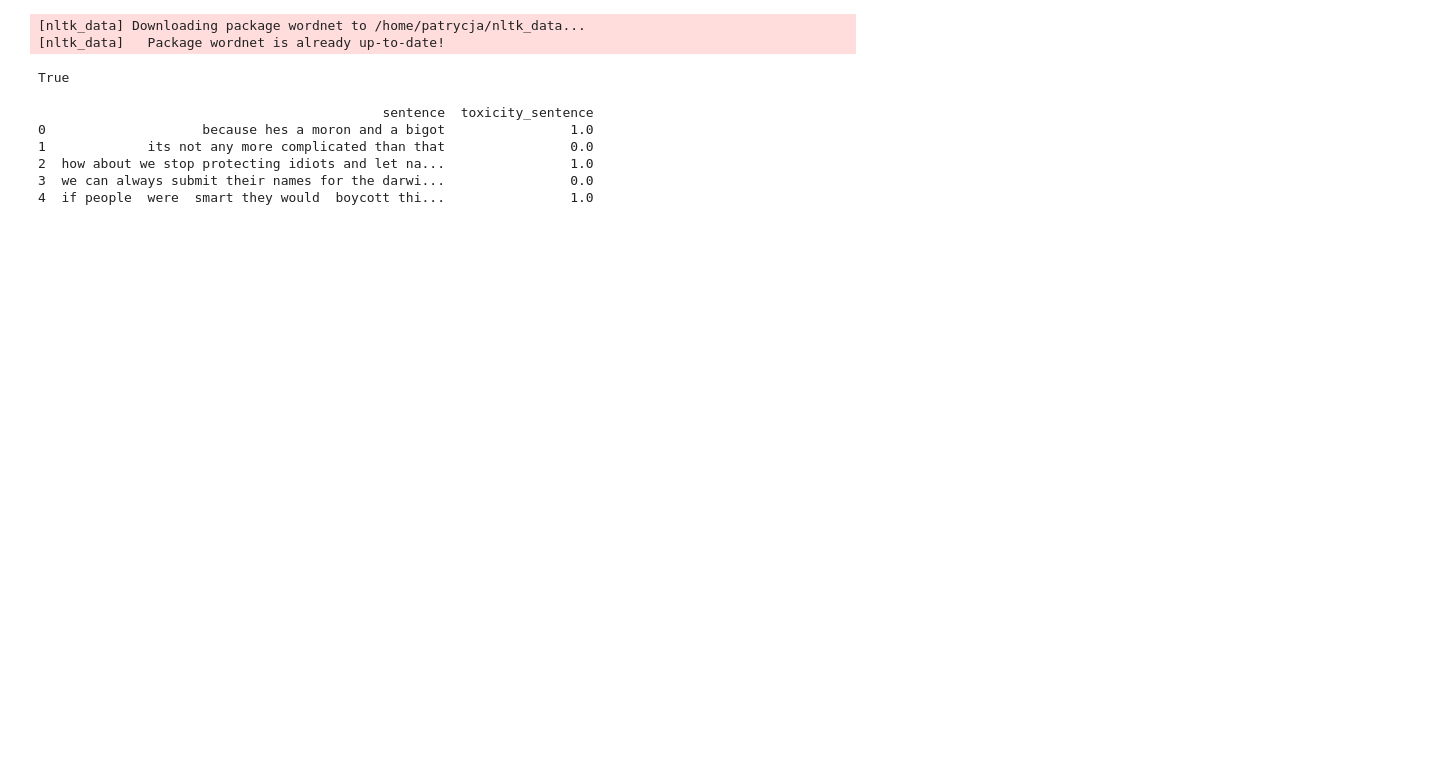
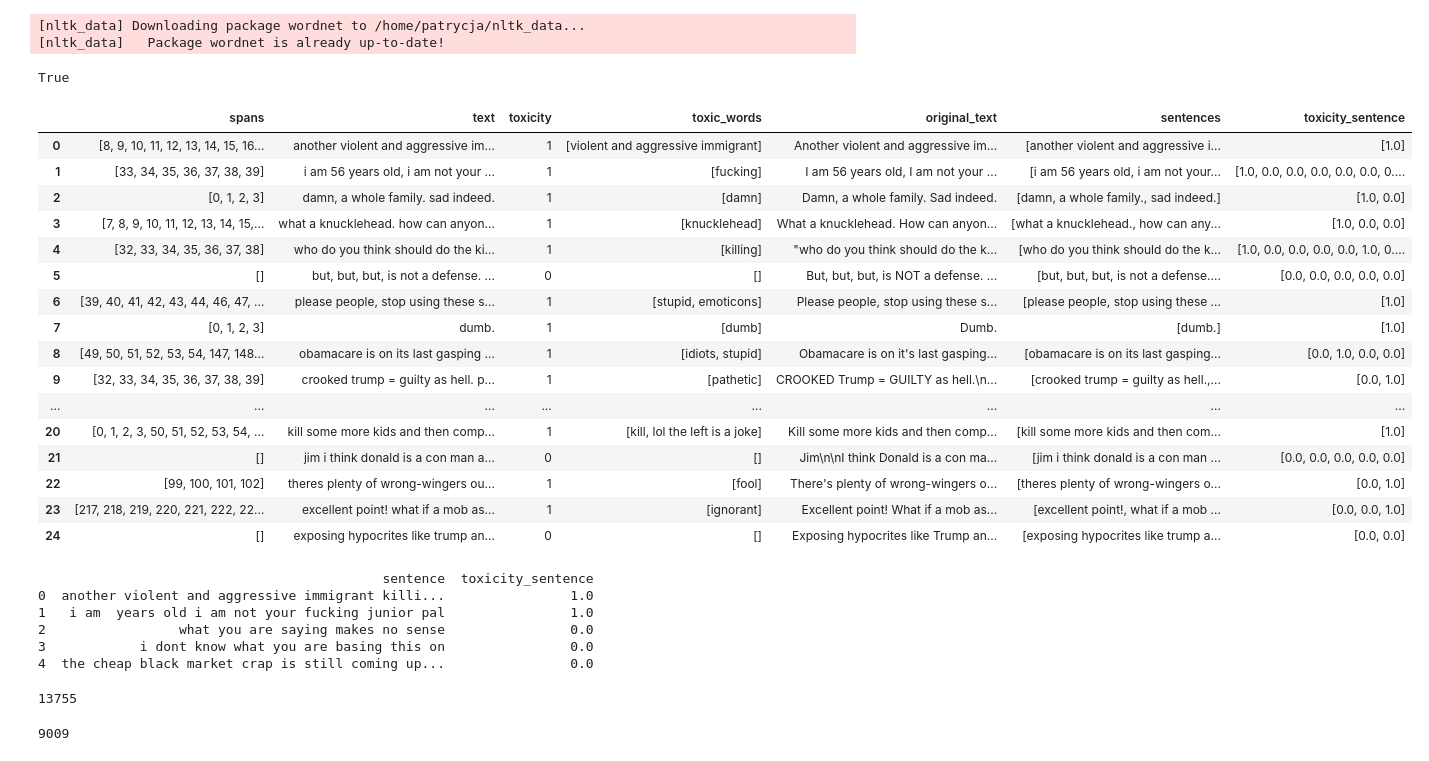
Before and after one commit to paatrycjaa/wedt-toxic-span-detection, a Jupyter notebook: bayes.ipynb, the cells around one changed output. Cells and saved outputs as stored; diff of their text form; code cells hidden in the pictures; blank space fills up the shorter version.

```diff
--- a/bayes.ipynb
+++ b/bayes.ipynb
@@ -30,8 +31,28 @@ lemmer = nltk.stem.WordNetLemmatizer()
 # %%
 ## load data
 train_data_semeval = SemEvalData()
-train_data_semeval.load_data("data/tsd_trial.csv")
+train_data_semeval.load_data("data/tsd_train.csv")
 train_df_preprocessed = train_data_semeval.preprocess()
+# %%
+train_df_preprocessed.head(25)
+# %% [output]
+|  | spans | text | toxicity | toxic_words | original_text | sentences | toxicity_sentence |
+| 0 | [8, 9, 10, 11, 12, 13, 14, 15, 16... | another violent and aggressive im... | 1 | [violent and aggressive immigrant] | Another violent and aggressive im... | [another violent and aggressive i... | [1.0] |
+| 1 | [33, 34, 35, 36, 37, 38, 39] | i am 56 years old, i am not your ... | 1 | [fucking] | I am 56 years old, I am not your ... | [i am 56 years old, i am not your... | [1.0, 0.0, 0.0, 0.0, 0.0, 0.0, 0.... |
+| 2 | [0, 1, 2, 3] | damn, a whole family. sad indeed. | 1 | [damn] | Damn, a whole family. Sad indeed. | [damn, a whole family., sad indeed.] | [1.0, 0.0] |
+| 3 | [7, 8, 9, 10, 11, 12, 13, 14, 15,... | what a knucklehead. how can anyon... | 1 | [knucklehead] | What a knucklehead. How can anyon... | [what a knucklehead., how can any... | [1.0, 0.0, 0.0] |
+| 4 | [32, 33, 34, 35, 36, 37, 38] | who do you think should do the ki... | 1 | [killing] | "who do you think should do the k... | [who do you think should do the k... | [1.0, 0.0, 0.0, 0.0, 0.0, 1.0, 0.... |
+| 5 | [] | but, but, but, is not a defense. ... | 0 | [] | But, but, but, is NOT a defense. ... | [but, but, but, is not a defense.... | [0.0, 0.0, 0.0, 0.0, 0.0] |
+| 6 | [39, 40, 41, 42, 43, 44, 46, 47, ... | please people, stop using these s... | 1 | [stupid, emoticons] | Please people, stop using these s... | [please people, stop using these ... | [1.0] |
+| 7 | [0, 1, 2, 3] | dumb. | 1 | [dumb] | Dumb. | [dumb.] | [1.0] |
+| 8 | [49, 50, 51, 52, 53, 54, 147, 148... | obamacare is on its last gasping ... | 1 | [idiots, stupid] | Obamacare is on it's last gasping... | [obamacare is on its last gasping... | [0.0, 1.0, 0.0, 0.0] |
+| 9 | [32, 33, 34, 35, 36, 37, 38, 39] | crooked trump = guilty as hell. p... | 1 | [pathetic] | CROOKED Trump = GUILTY as hell.\n... | [crooked trump = guilty as hell.,... | [0.0, 1.0] |
+| ... | ... | ... | ... | ... | ... | ... | ... |
+| 20 | [0, 1, 2, 3, 50, 51, 52, 53, 54, ... | kill some more kids and then comp... | 1 | [kill, lol the left is a joke] | Kill some more kids and then comp... | [kill some more kids and then com... | [1.0] |
+| 21 | [] | jim i think donald is a con man a... | 0 | [] | Jim\n\nI think Donald is a con ma... | [jim i think donald is a con man ... | [0.0, 0.0, 0.0, 0.0, 0.0] |
+| 22 | [99, 100, 101, 102] | theres plenty of wrong-wingers ou... | 1 | [fool] | There's plenty of wrong-wingers o... | [theres plenty of wrong-wingers o... | [0.0, 1.0] |
+| 23 | [217, 218, 219, 220, 221, 222, 22... | excellent point! what if a mob as... | 1 | [ignorant] | Excellent point! What if a mob as... | [excellent point!, what if a mob ... | [0.0, 0.0, 1.0] |
+| 24 | [] | exposing hypocrites like trump an... | 0 | [] | Exposing hypocrites like Trump an... | [exposing hypocrites like trump a... | [0.0, 0.0] |
 # %%
 train_data = {
     'sentence':  train_df_preprocessed.sentences.sum(),
@@ -45,11 +66,19 @@ train_df['sentence'] = train_df.apply(lambda row: preprocess_bayes(row.sentence)
 print(train_df.head(5))
 # %% [output]
                                             sentence  toxicity_sentence
-0                    because hes a moron and a bigot                1.0
-1             its not any more complicated than that                0.0
-2  how about we stop protecting idiots and let na...                1.0
-3  we can always submit their names for the darwi...                0.0
-4  if people  were  smart they would  boycott thi...                1.0
+0  another violent and aggressive immigrant killi...                1.0
+1   i am  years old i am not your fucking junior pal                1.0
+2                 what you are saying makes no sense                0.0
+3            i dont know what you are basing this on                0.0
+4  the cheap black market crap is still coming up...                0.0
+# %%
+len(train_df[train_df["toxicity_sentence"] == 0])
+# %% [output]
+13755
+# %%
+len(train_df[train_df["toxicity_sentence"] == 1])
+# %% [output]
+9009
 # %%
 def stemming(text):
     # Stem words
```
Also changed, not shown: parts of 15 cells of this notebook, 7 other files.
